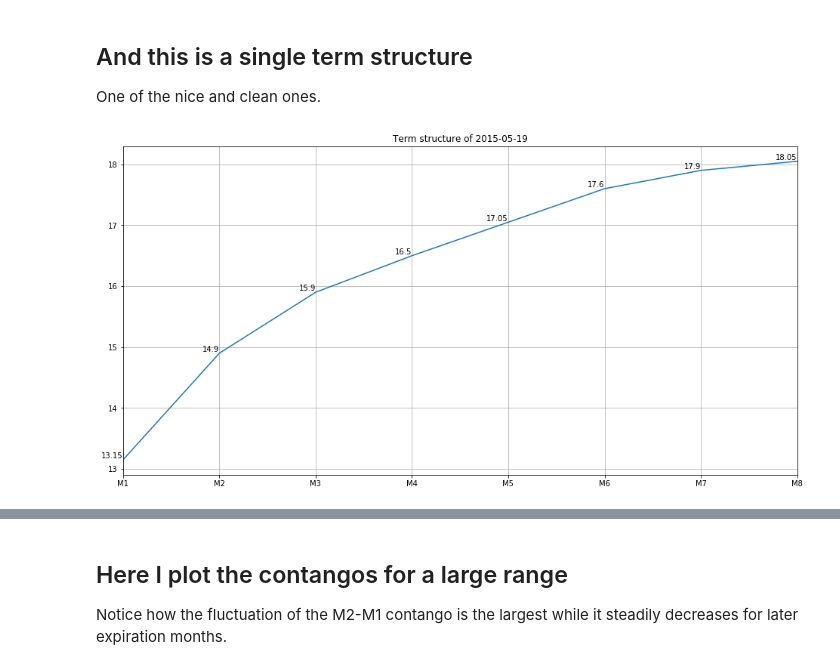
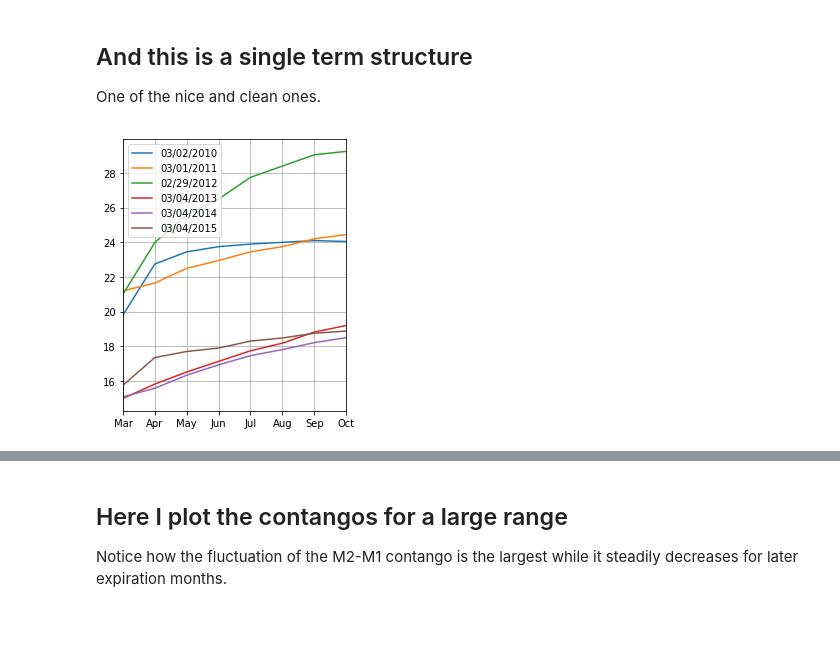
Before and after one commit to leyhline/vix-term-structure, a Jupyter notebook: overview.ipynb, the cells around one changed output, grey strips where cells are left out. Cells and saved outputs as stored; diff of their text form; code cells hidden in the pictures; blank space fills up the shorter version.

```diff
--- a/overview.ipynb
+++ b/overview.ipynb
@@ -36,13 +49,13 @@ plt.show()
 # %% [markdown]
 ## And this is a single term structure
 One of the nice and clean ones.
-# %%
-data_line = xm_settle.iloc[-500]
-data_line.T.plot(legend=False, figsize=(16,8))
-for i in range(len(data_line)):
-    plt.text(i, data_line[i], data_line[i], horizontalalignment="right", verticalalignment="bottom")
-plt.title("Term structure of {}".format(data_line.name.date()))
-plt.grid()
-plt.show()
-# %% [output]
-[figure, removed]
+# %%
+data_line = xm_settle.iloc[1240:3000:252].iloc[1:]
+data_line.T.plot(style="-", legend=False, figsize=(4,5))
+plt.grid()
+plt.xticks(np.arange(8), calendar.month_abbr[3:])
+plt.legend(tuple(map(lambda x: x.strftime("%m/%d/%Y"), data_line.index.date)), title=False)
+plt.savefig("term-structure.pdf", format="pdf", bbox_inches="tight", dpi=300)
+plt.show()
+# %% [output]
+[figure, added]
```
Also changed, not shown: parts of 18 cells of this notebook.
